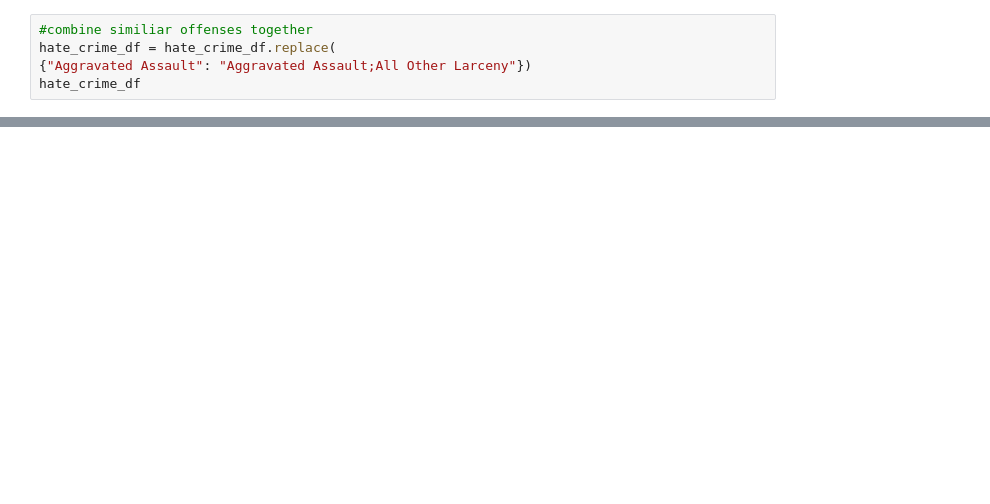
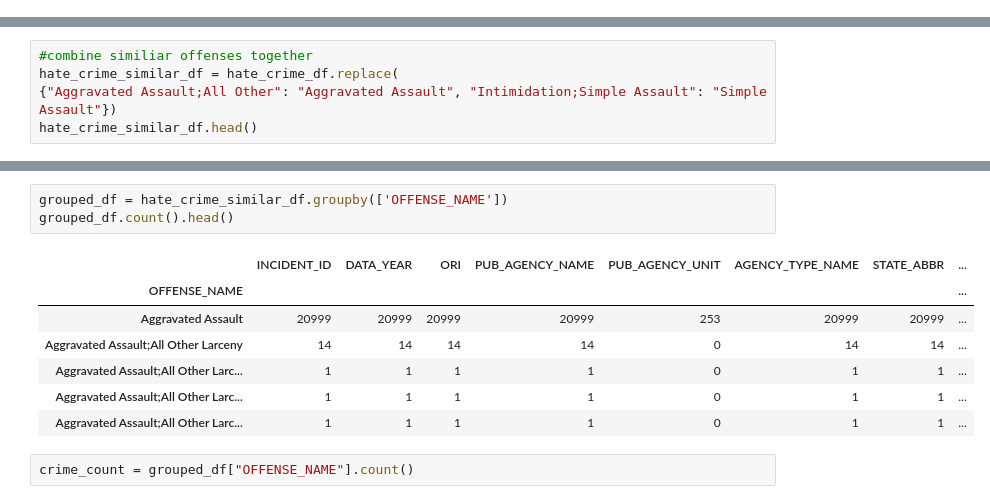
Before and after one commit to sjplaza/privateinvestigators, a Jupyter notebook: Most crimes(top 5).ipynb, the cells around one changed output, grey strips where cells are left out. Drawn from its saved outputs; the diff is of its cells as text; blank space fills up the shorter version.

```diff
--- a/Most crimes(top 5).ipynb
+++ b/Most crimes(top 5).ipynb
@@ -79,5 +64,0 @@ offense_name_count
-# %%
-#combine similiar offenses together
-hate_crime_df = hate_crime_df.replace(
-{"Aggravated Assault": "Aggravated Assault;All Other Larceny"})
-hate_crime_df
@@ -125,0 +87,5 @@ offense_name_df.head()
+# %%
+#combine similiar offenses together
+hate_crime_similar_df = hate_crime_df.replace(
+{"Aggravated Assault;All Other": "Aggravated Assault", "Intimidation;Simple Assault": "Simple Assault"})
+hate_crime_similar_df.head()
@@ -125,0 +120,13 @@ offense_name_df.head()
+# %%
+grouped_df = hate_crime_similar_df.groupby(['OFFENSE_NAME'])
+grouped_df.count().head()
+# %% [output]
+|  | INCIDENT_ID | DATA_YEAR | ORI | PUB_AGENCY_NAME | PUB_AGENCY_UNIT | AGENCY_TYPE_NAME | STATE_ABBR | ... |
+| OFFENSE_NAME |  |  |  |  |  |  |  | ... |
+| Aggravated Assault | 20999 | 20999 | 20999 | 20999 | 253 | 20999 | 20999 | ... |
+| Aggravated Assault;All Other Larceny | 14 | 14 | 14 | 14 | 0 | 14 | 14 | ... |
+| Aggravated Assault;All Other Larc... | 1 | 1 | 1 | 1 | 0 | 1 | 1 | ... |
+| Aggravated Assault;All Other Larc... | 1 | 1 | 1 | 1 | 0 | 1 | 1 | ... |
+| Aggravated Assault;All Other Larc... | 1 | 1 | 1 | 1 | 0 | 1 | 1 | ... |
+# %%
+crime_count = grouped_df["OFFENSE_NAME"].count()
```
Also changed, not shown: parts of 12 cells of this notebook, 2 other files.
